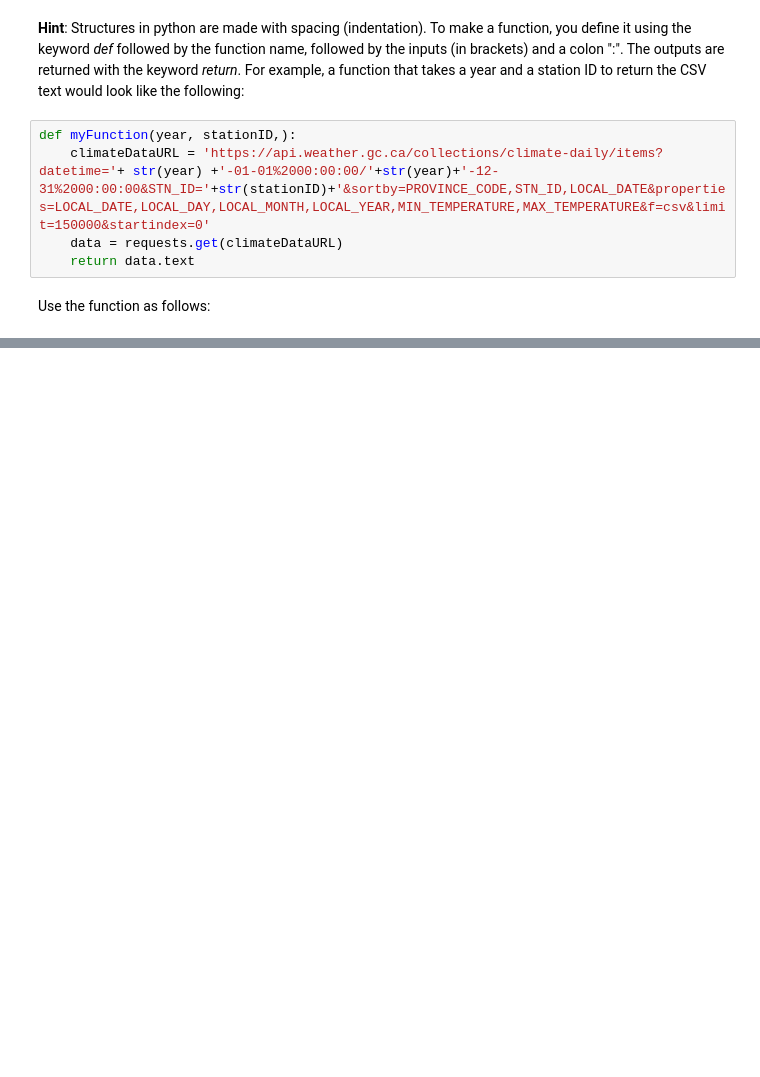
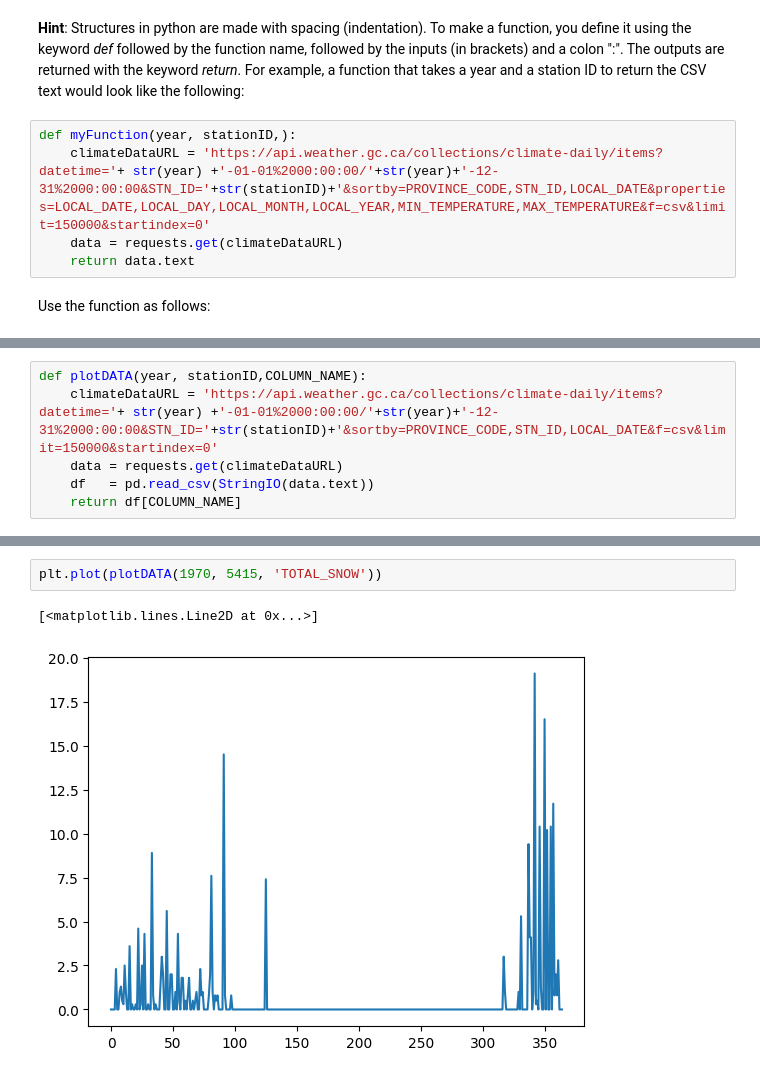
Before and after one commit to concordia-grad-computing-seminars/mech692-part2, a Jupyter notebook: Assignments/Assignment1/ClimateStudy-Python.ipynb, the cells around one changed output, grey strips where cells are left out. Cells and saved outputs as stored; diff of their text form; blank space fills up the shorter version.

Commit message:
Assignment 1: added example for snow
* found a station with reliable snow data in Quebec
* discussing data quality
* created functions to rapidly extract and plot data

```diff
--- a/Assignments/Assignment1/ClimateStudy-Python.ipynb
+++ b/Assignments/Assignment1/ClimateStudy-Python.ipynb
@@ -243,0 +343,6 @@ x,y,MAX_TEMPERATURE,MIN_TEMPERATURE,LOCAL_MONTH,LOCAL_YEAR,LOCAL_DAY,LOCAL_DATE
+# %%
+def plotDATA(year, stationID,COLUMN_NAME):
+    climateDataURL = 'https://api.weather.gc.ca/collections/climate-daily/items?datetime='+ str(year) +'-01-01%2000:00:00/'+str(year)+'-12-31%2000:00:00&STN_ID='+str(stationID)+'&sortby=PROVINCE_CODE,STN_ID,LOCAL_DATE&f=csv&limit=150000&startindex=0'
+    data = requests.get(climateDataURL)
+    df   = pd.read_csv(StringIO(data.text))
+    return df[COLUMN_NAME]
@@ -243,0 +356,5 @@ x,y,MAX_TEMPERATURE,MIN_TEMPERATURE,LOCAL_MONTH,LOCAL_YEAR,LOCAL_DAY,LOCAL_DATE
+# %%
+plt.plot(plotDATA(1970, 5415, 'TOTAL_SNOW'))
+# %% [output]
+[<matplotlib.lines.Line2D at 0x...>]
+[figure, added]
```
Also changed, not shown: parts of 17 cells of this notebook.
